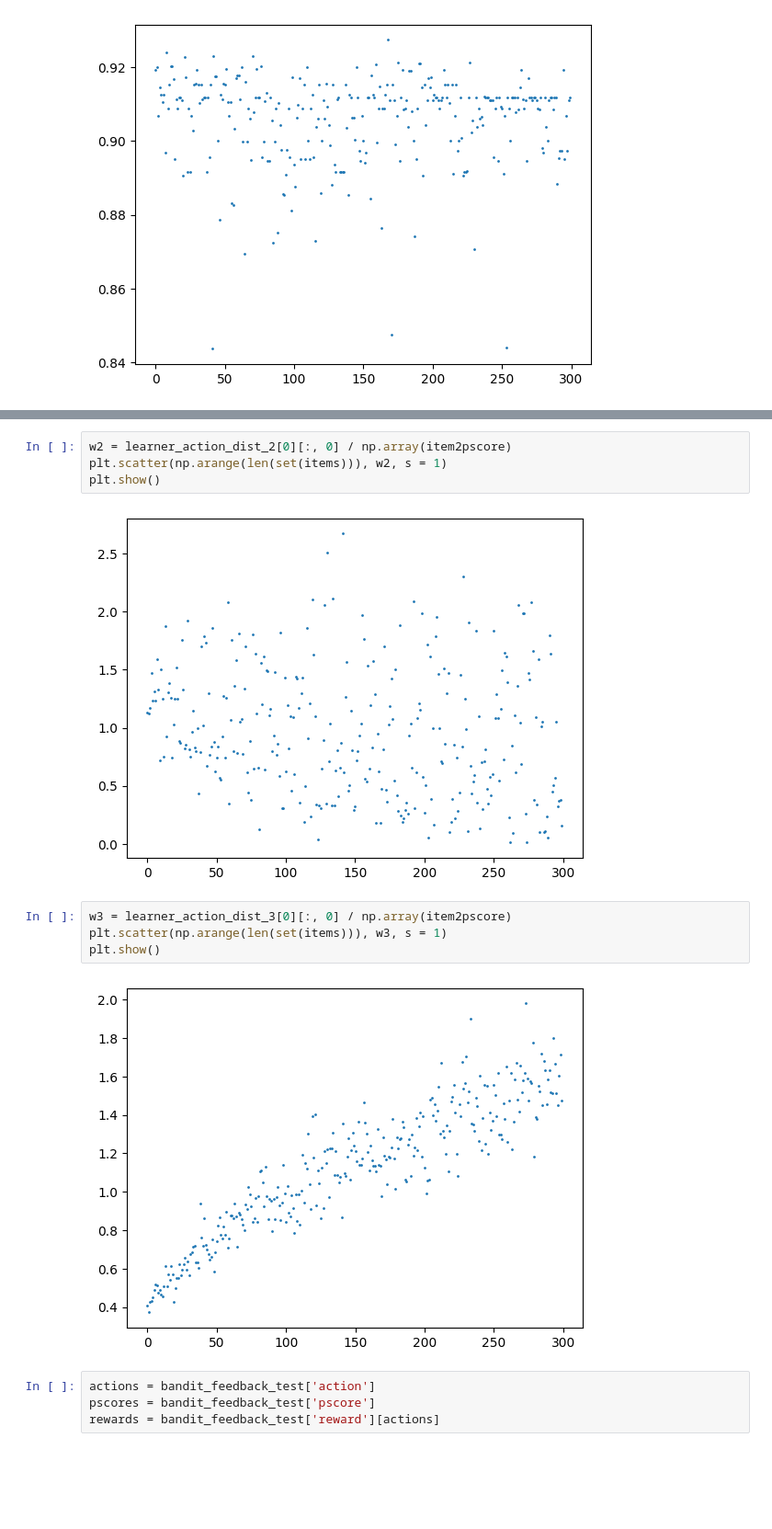
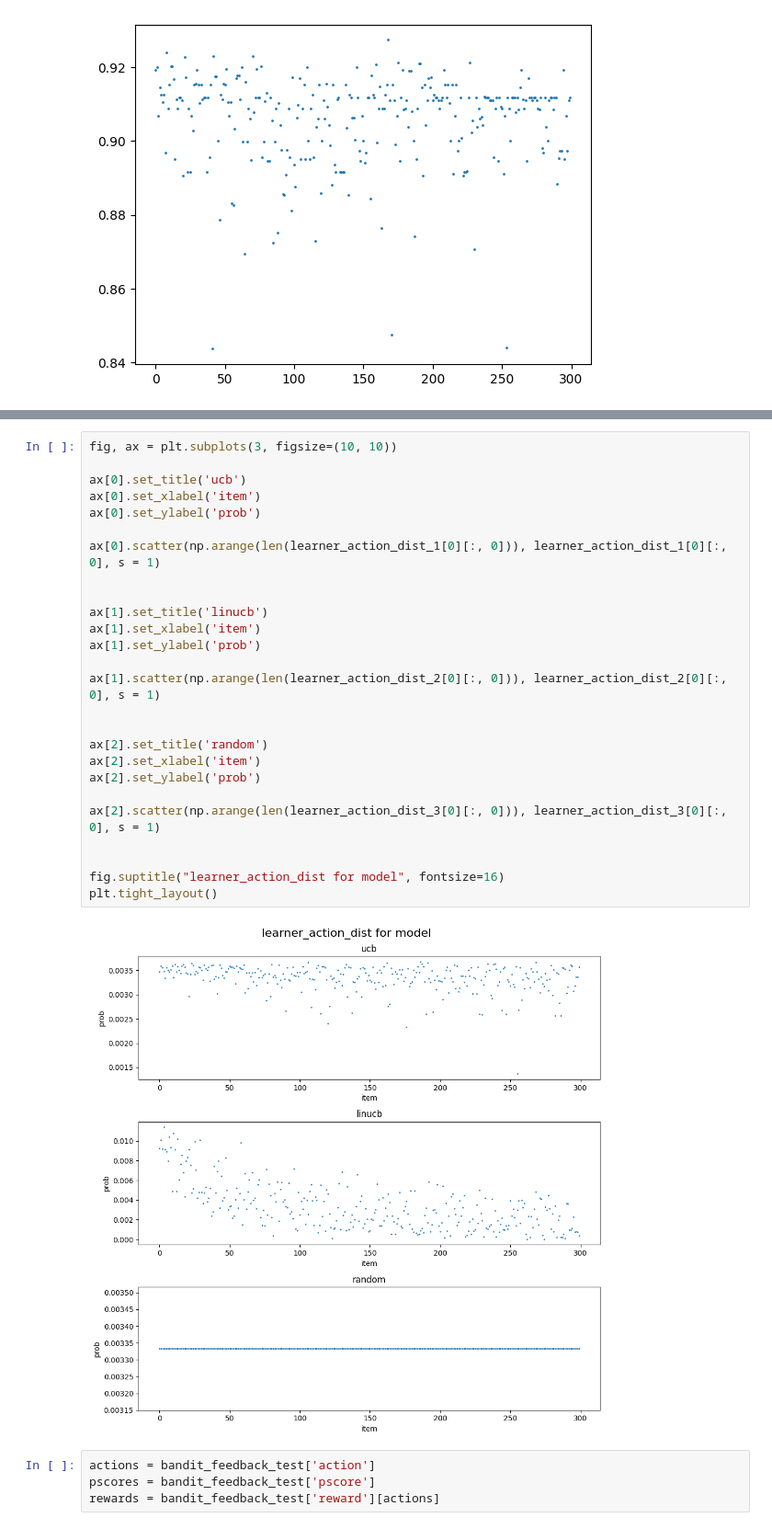
Before and after one commit to HDI-lab-HSE/RePlayHDILab2024, a Jupyter notebook: replay/experimental/scenarios/movielens_wrapper/09_obp_connector.ipynb, the cells around one changed output, grey strips where cells are left out. Shown at 92% size. Drawn from its saved outputs; the diff is of its cells as text; blank space fills up the shorter version.

```diff
--- a/replay/experimental/scenarios/movielens_wrapper/09_obp_connector.ipynb
+++ b/replay/experimental/scenarios/movielens_wrapper/09_obp_connector.ipynb
@@ -310,15 +239,31 @@ plt.show()
-# %%
-w2 = learner_action_dist_2[0][:, 0] / np.array(item2pscore)
-plt.scatter(np.arange(len(set(items))), w2, s = 1)
-plt.show()
-# %% [output]
-[figure, removed]
-# %%
-w3 = learner_action_dist_3[0][:, 0] / np.array(item2pscore)
-plt.scatter(np.arange(len(set(items))), w3, s = 1)
-plt.show()
-# %% [output]
-[figure, removed]
+# %%
+fig, ax = plt.subplots(3, figsize=(10, 10))
+
+ax[0].set_title('ucb')
+ax[0].set_xlabel('item')
+ax[0].set_ylabel('prob')
+
+ax[0].scatter(np.arange(len(learner_action_dist_1[0][:, 0])), learner_action_dist_1[0][:, 0], s = 1)
+
+
+ax[1].set_title('linucb')
+ax[1].set_xlabel('item')
+ax[1].set_ylabel('prob')
+
+ax[1].scatter(np.arange(len(learner_action_dist_2[0][:, 0])), learner_action_dist_2[0][:, 0], s = 1)
+
+
+ax[2].set_title('random')
+ax[2].set_xlabel('item')
+ax[2].set_ylabel('prob')
+
+ax[2].scatter(np.arange(len(learner_action_dist_3[0][:, 0])), learner_action_dist_3[0][:, 0], s = 1)
+
+
+fig.suptitle("learner_action_dist for model", fontsize=16)
+plt.tight_layout()
+# %% [output]
+[figure, added]
 # %%
 actions = bandit_feedback_test['action']
 pscores = bandit_feedback_test['pscore']
```
Also changed, not shown: parts of 29 cells of this notebook.
